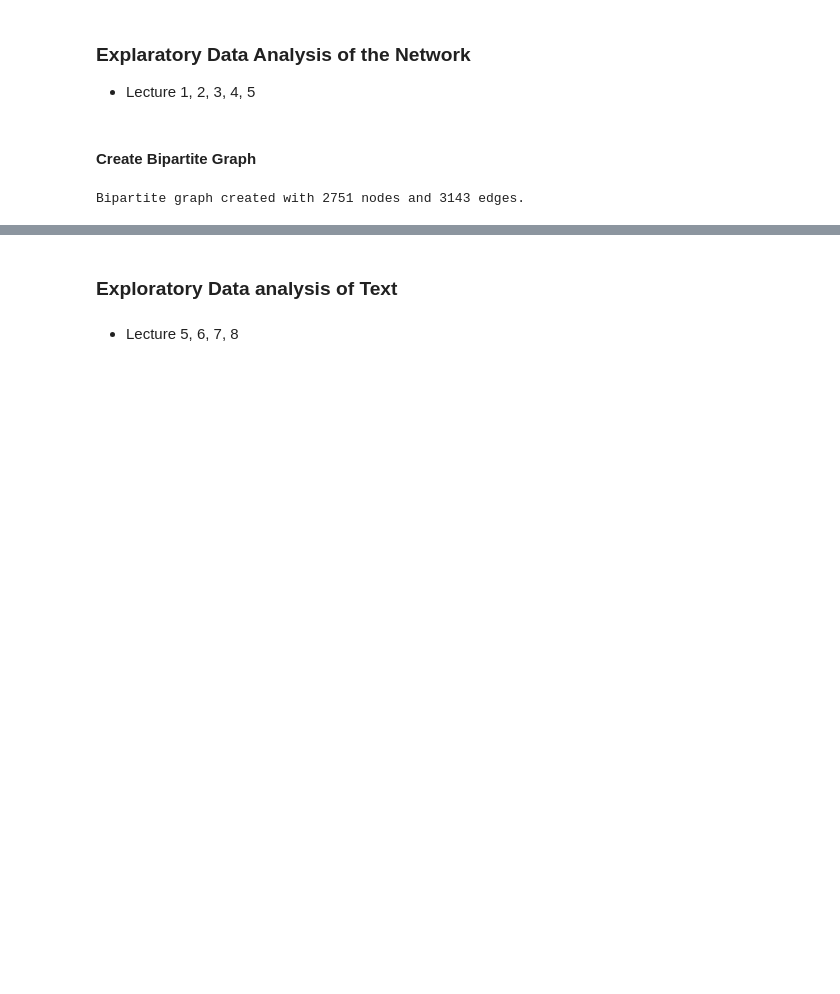
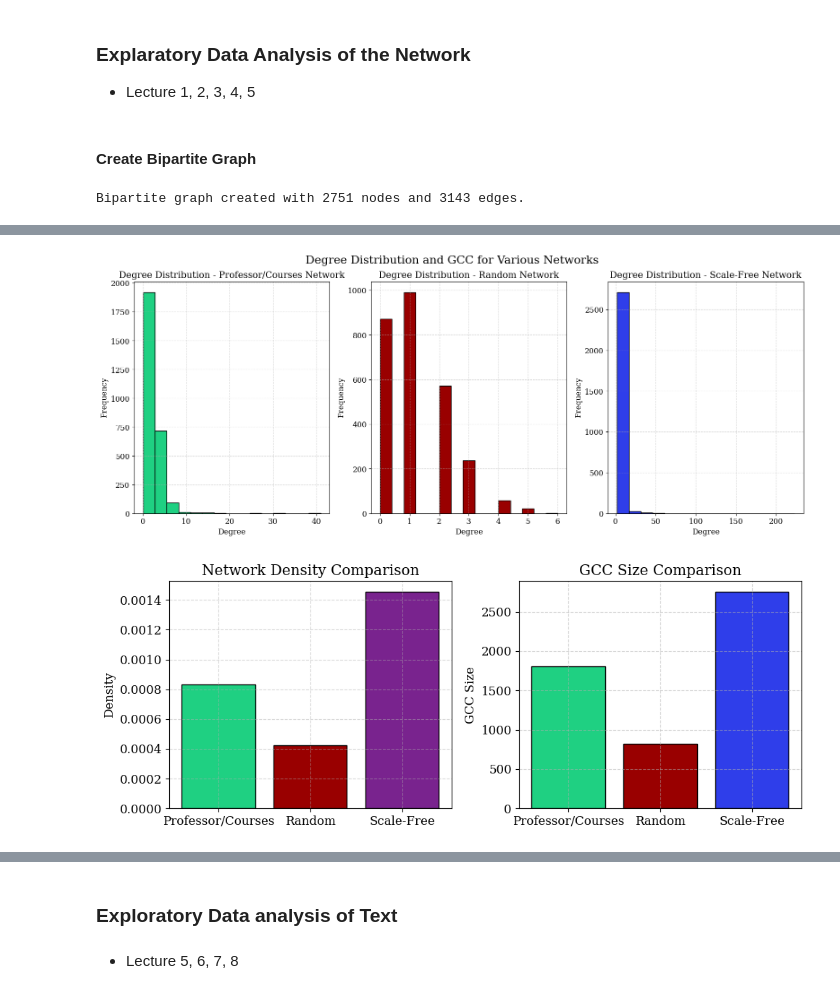
Before and after one commit to yonnaklaassen/SocialGraphs, a Jupyter notebook: final-project/main.ipynb, the cells around one changed output, grey strips where cells are left out. Saved outputs shown, nothing was run; the diff lists cells and outputs as text; code cells hidden in the pictures; blank space fills up the shorter version.

```diff
--- a/final-project/main.ipynb
+++ b/final-project/main.ipynb
@@ -652,9 +669,11 @@ plt.show()
 # %%
+
 # Function to calculate the size of the Giant Connected Component (GCC)
 def get_gcc_size(graph):
     components = list(nx.connected_components(graph))
     largest_component = max(components, key=len)
     return len(largest_component)
+
 
 # Generate a random Erdős–Rényi network with the same number of nodes and edges
 n = len(B.nodes)  # Number of nodes
@@ -676,7 +695,7 @@ plt.figure(figsize=(16, 12))
 
 # Degree distribution for Bipartite Network
 plt.subplot(2, 3, 1)
-plt.hist([d for n, d in B.degree()], bins=15, color=green, alpha=0.7, edgecolor='black')
+plt.hist([d for n, d in B.degree()], bins=15, color=GREEN, edgecolor='black')
 plt.title("Degree Distribution - Professor/Courses Network")
 plt.xlabel('Degree')
 plt.ylabel('Frequency')
@@ -684,44 +703,50 @@ plt.grid(True, linestyle='--', alpha=0.5)
 
 # Degree distribution for Random Network
 plt.subplot(2, 3, 2)
-plt.hist([d for n, d in random_graph.degree()], bins=15, color=red, alpha=0.7, edgecolor='black')
+plt.hist([d for n, d in random_graph.degree()], bins=15, color=RED, edgecolor='black')
 plt.title("Degree Distribution - Random Network")
 plt.xlabel('Degree')
 plt.ylabel('Frequency')
 plt.grid(True, linestyle='--', alpha=0.5)
 
 # Degree distribution for Scale-Free Network
 plt.subplot(2, 3, 3)
-plt.hist([d for n, d in scale_free_graph.degree()], bins=15, color=purple, alpha=0.7, edgecolor='black')
+plt.hist([d for n, d in scale_free_graph.degree()], bins=15, color=BLUE, edgecolor='black')
 plt.title("Degree Distribution - Scale-Free Network")
 plt.xlabel('Degree')
 plt.ylabel('Frequency')
 plt.grid(True, linestyle='--', alpha=0.5)
 
 plt.suptitle("Degree Distribution and GCC for Various Networks", fontsize=18)
 plt.tight_layout()
 plt.show()
 
-fig, axes = plt.subplots(1, 2, figsize=(8, 4))
+fig, axes = plt.subplots(1, 2, figsize=(10, 4))
+# style
 
 # Network Density Comparison
 axes[0].bar(['Professor/Courses', 'Random', 'Scale-Free'],
             [density_bipartite, density_random, density_scale_free],
-            color=[green, red, purple])
+            color=[GREEN, RED, PURPLE], edgecolor='black')
 axes[0].set_title("Network Density Comparison")
 axes[0].set_ylabel("Density")
 axes[0].tick_params(axis='x', rotation=0)
+axes[0].grid(True, linestyle='--', alpha=0.5)
 
 # GCC Size Comparison
 axes[1].bar(['Professor/Courses', 'Random', 'Scale-Free'],
             [gcc_bipartite_size, gcc_random_size, gcc_scale_free_size],
-            color=[green, red, purple])
+            color=[GREEN, RED, BLUE], edgecolor='black')
 axes[1].set_title("GCC Size Comparison")
 axes[1].set_ylabel("GCC Size")
 axes[1].tick_params(axis='x', rotation=0)
+axes[1].grid(True, linestyle='--', alpha=0.5)
 
 plt.tight_layout()
 plt.show()
+# %% [output]
+[figure, added]
+[figure, added]
 # %%
 # Compute degree centrality for the directed graph
 degree_centrality = nx.degree_centrality(B_directed)
```
Also changed, not shown: parts of 19 cells of this notebook, 18 other files.
